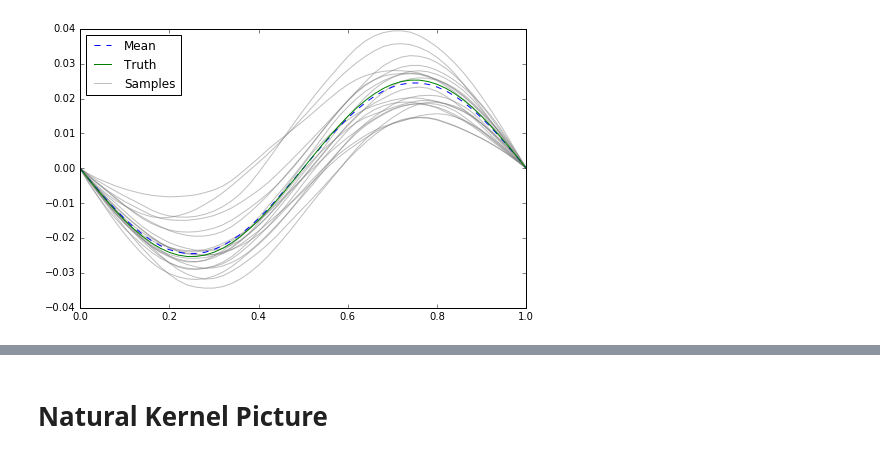
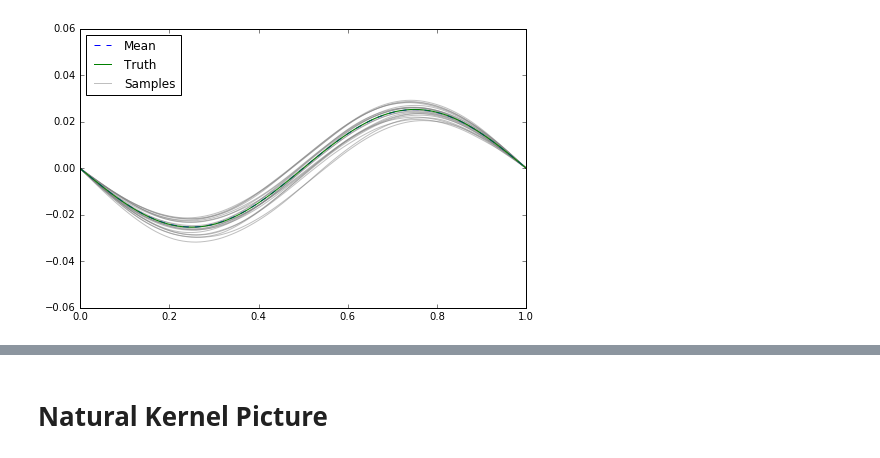
Before and after one commit to jcockayne/bayesian_pdes, a Jupyter notebook: notebooks/Running_Example.ipynb, the cells around one changed output, grey strips where cells are left out. Drawn from its saved outputs; the diff is of its cells as text; code cells hidden in the pictures.

```diff
--- a/notebooks/Running_Example.ipynb
+++ b/notebooks/Running_Example.ipynb
@@ -9,2 +14,2 @@ import sympy as sp
 # %%
-n_pts = 19
+n_pts = 39
@@ -13,3 +16,7 @@ nat_op_cache = laplacian_natural_kernel.LaplacianNaturalKernel(5.0)
+# %%
+epsilon = 2.5
+nat_op_cache = laplacian_natural_kernel.LaplacianNaturalKernel(epsilon)
+int_op_cache = laplacian_integral_kernel.LaplacianIntegralKernel(epsilon)
 # %%
 def rhs(x):
     return np.sin(2*np.pi*x)
@@ -21,14 +39,14 @@ posterior = bpdes.collocate(nat_op_cache.operators, nat_op_cache.operators_bar,
 # %%
-test_points = np.linspace(0,1,51)[:,None]
-mu, cov = posterior(test_points)
-mu_mult, cov = posterior.no_obs_posterior(test_points)
+test_points = np.linspace(0,1,101)[:,None]
 # %%
+mu, cov = posterior(test_points)
 plt.figure(figsize=(8,5))
 h_samples = plt.plot(test_points, np.random.multivariate_normal(mu.ravel(), cov, 20).T, c='gray', alpha=0.5);
 h_mean = plt.plot(test_points, mu, linestyle='--', label='Mean Function')
 #plt.plot(test_points, mu_new)
 h_truth = plt.plot(test_points, -np.sin(2*np.pi*test_points)/(4*np.pi**2), label='Truth')
+plt.ylim(-0.06, 0.06)
 plt.legend((h_mean[0], h_truth[0], h_samples[0]), ('Mean', 'Truth', 'Samples'), loc=2)
-plt.savefig('example_mean_samples.pdf', transparent=True, bbox_inches=0)
+plt.savefig('figures/example_mean_samples.pdf', transparent=True, bbox_inches=0)
 # %% [output]
-[figure, old version]
+[figure, new version]
```
Also changed, not shown: parts of 26 cells of this notebook, 2 other files.
